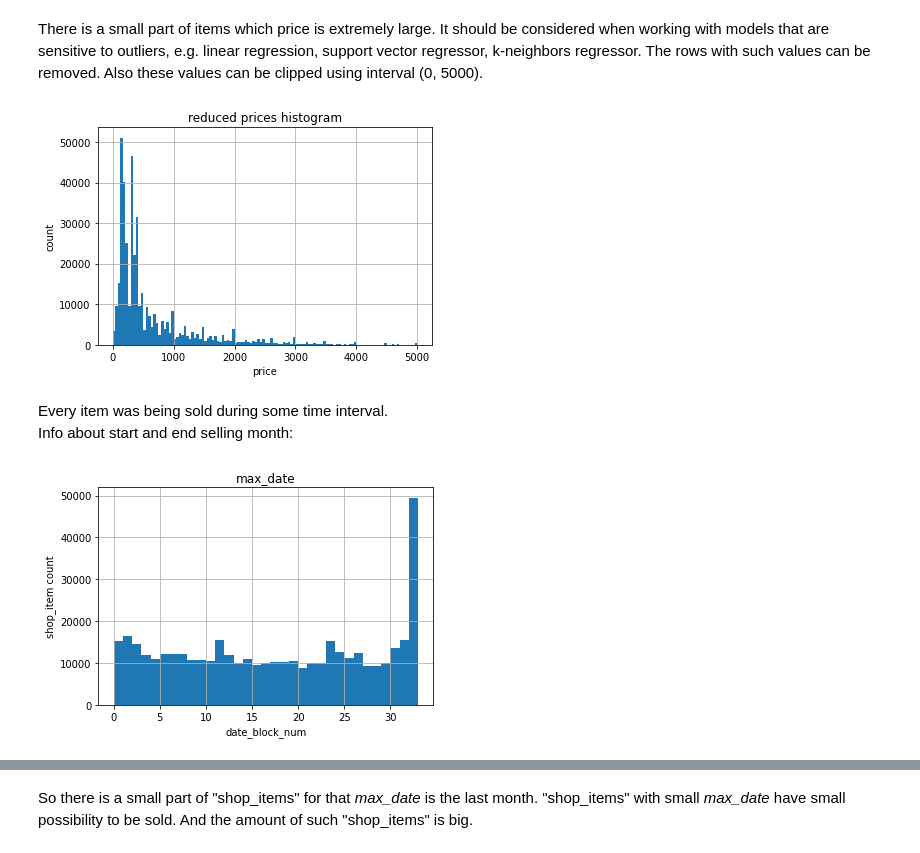
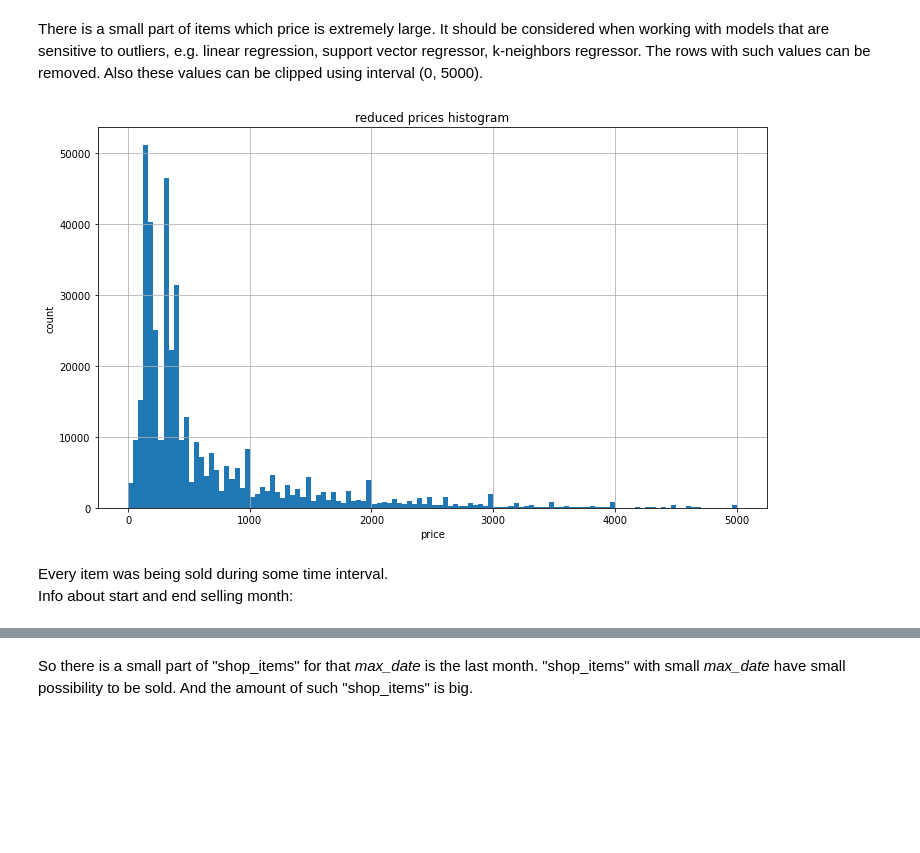
Before and after one commit to vkhmara/EPAM-Internship, a Jupyter notebook: Predict future sales/EDA future sales.ipynb, the cells around one changed output, grey strips where cells are left out. Drawn from its saved outputs; the diff is of its cells as text; code cells hidden in the pictures; blank space fills up the shorter version.

```diff
--- a/Predict future sales/EDA future sales.ipynb
+++ b/Predict future sales/EDA future sales.ipynb
@@ -476,13 +475,13 @@ For this item the scatter of prices is wide including the low prices. So it's no
 # %% [markdown]
 There is a small part of items which price is extremely large. It should be considered when working with models that are sensitive to outliers, e.g. linear regression, support vector regressor, k-neighbors regressor. The rows with such values can be removed. Also these values can be clipped using interval (0, 5000).
 # %%
-prices[prices <= 5000].hist(bins=120)
+prices[prices <= 5000].hist(bins=120, figsize=(12, 7))
 plt.xlabel('price')
 plt.ylabel('count')
 plt.title('reduced prices histogram')
 plt.show()
 # %% [output]
-[figure, old version]
+[figure, new version]
 # %% [markdown]
 Every item was being sold during some time interval.
 Info about start and end selling month:
@@ -491,11 +490,3 @@ sales_interval = sales_train.groupby(['shop_id', 'item_id']).agg({
     'date_block_num': ['max', 'min']
 }).set_axis(['max_date', 'min_date'], axis=1)
 sales_interval['date_interval'] = sales_interval['max_date'] - sales_interval['min_date'] + 1
-# %%
-sales_interval.max_date.hist(bins=33)
-plt.xlabel('date_block_num')
-plt.ylabel('shop_item count')
-plt.title('max_date')
-plt.show()
-# %% [output]
-[figure, removed]
```
Also changed, not shown: parts of 29 cells of this notebook.
